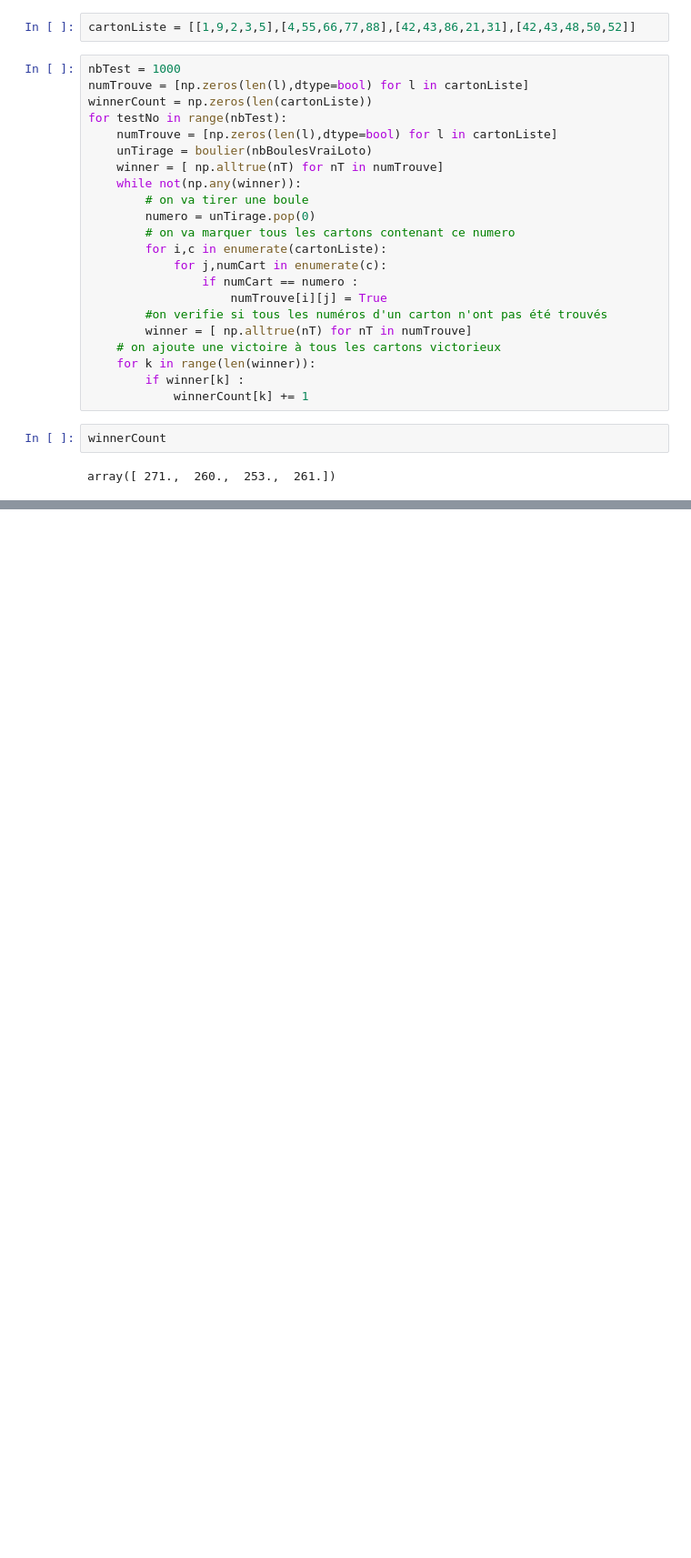
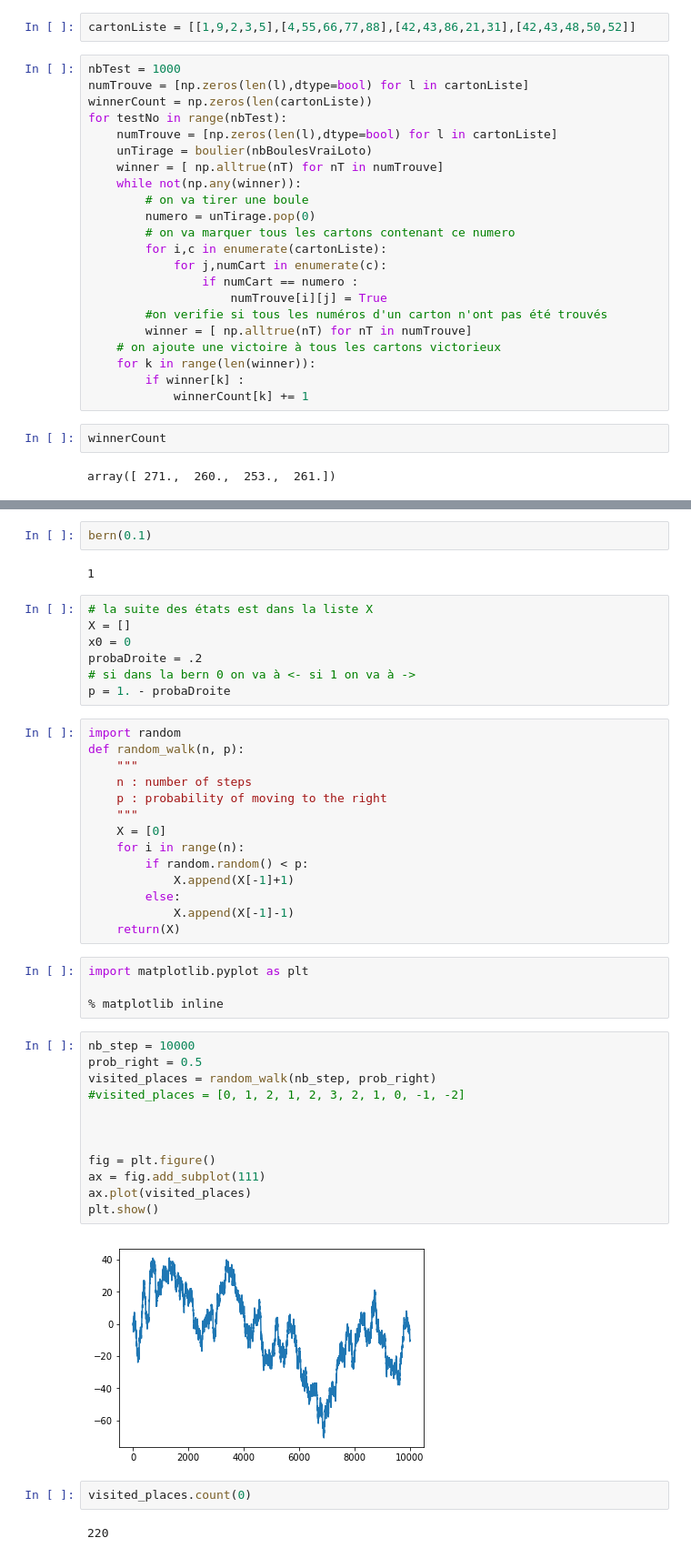
Before and after one commit to willyrv/projet2MIC, a Jupyter notebook: Notebooks/simulationDeVaribalesAleatoire.ipynb, the cells around one changed output, grey strips where cells are left out. Shown: that part at 91% size. Cells and saved outputs as stored; diff of their text form; blank space fills up the shorter version.

```diff
--- a/Notebooks/simulationDeVaribalesAleatoire.ipynb
+++ b/Notebooks/simulationDeVaribalesAleatoire.ipynb
@@ -265,0 +273,47 @@ array([ 271.,  260.,  253.,  261.])
+# %%
+bern(0.1)
+# %% [output]
+1
+# %%
+# la suite des états est dans la liste X
+X = []
+x0 = 0
+probaDroite = .2
+# si dans la bern 0 on va à <- si 1 on va à ->
+p = 1. - probaDroite
+# %%
+import random
+def random_walk(n, p):
+    """
+    n : number of steps
+    p : probability of moving to the right
+    """
+    X = [0]
+    for i in range(n):
+        if random.random() < p:
+            X.append(X[-1]+1)
+        else:
+            X.append(X[-1]-1)
+    return(X)
+# %%
+import matplotlib.pyplot as plt
+
+% matplotlib inline
+# %%
+nb_step = 10000
+prob_right = 0.5
+visited_places = random_walk(nb_step, prob_right)
+#visited_places = [0, 1, 2, 1, 2, 3, 2, 1, 0, -1, -2]
+
+
+
+fig = plt.figure()
+ax = fig.add_subplot(111)
+ax.plot(visited_places)
+plt.show()
+# %% [output]
+[figure, added]
+# %%
+visited_places.count(0)
+# %% [output]
+220
```
Also changed, not shown: parts of 1 cell of this notebook, 1 other file.
